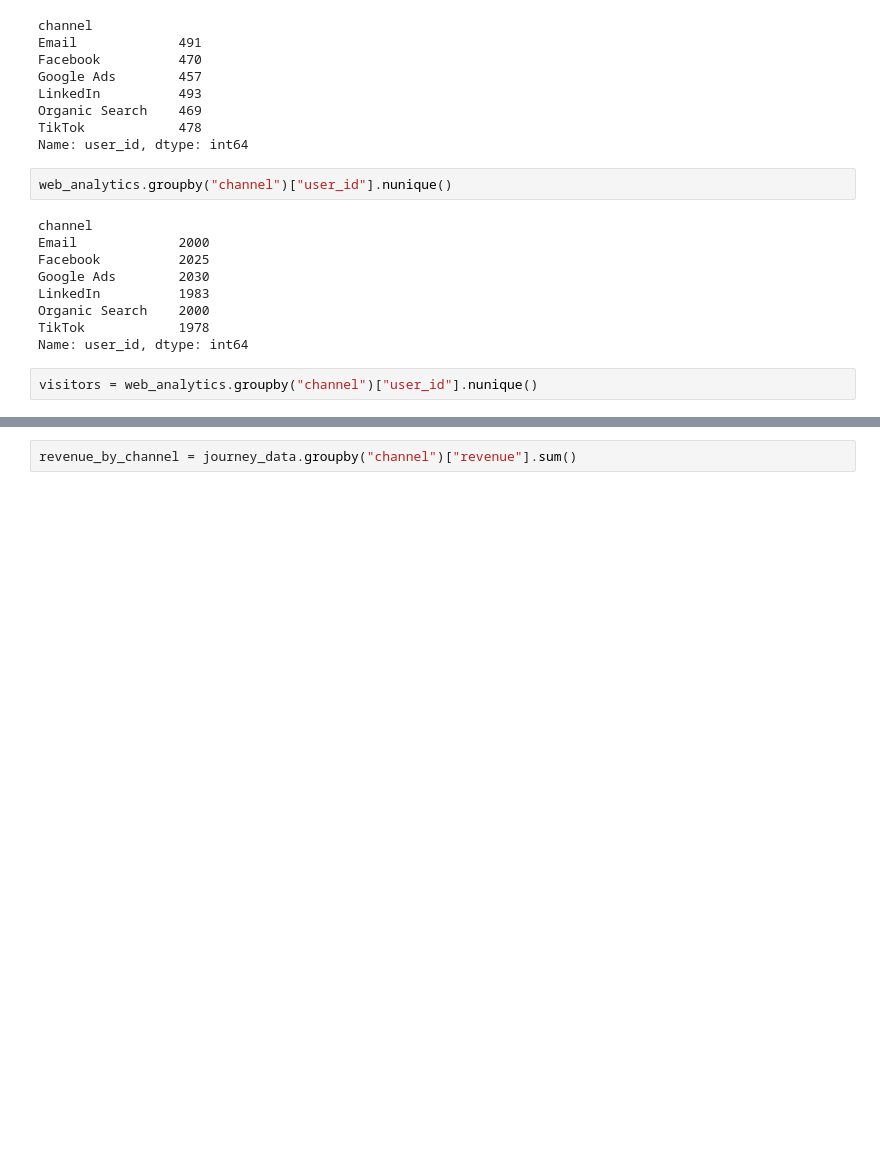
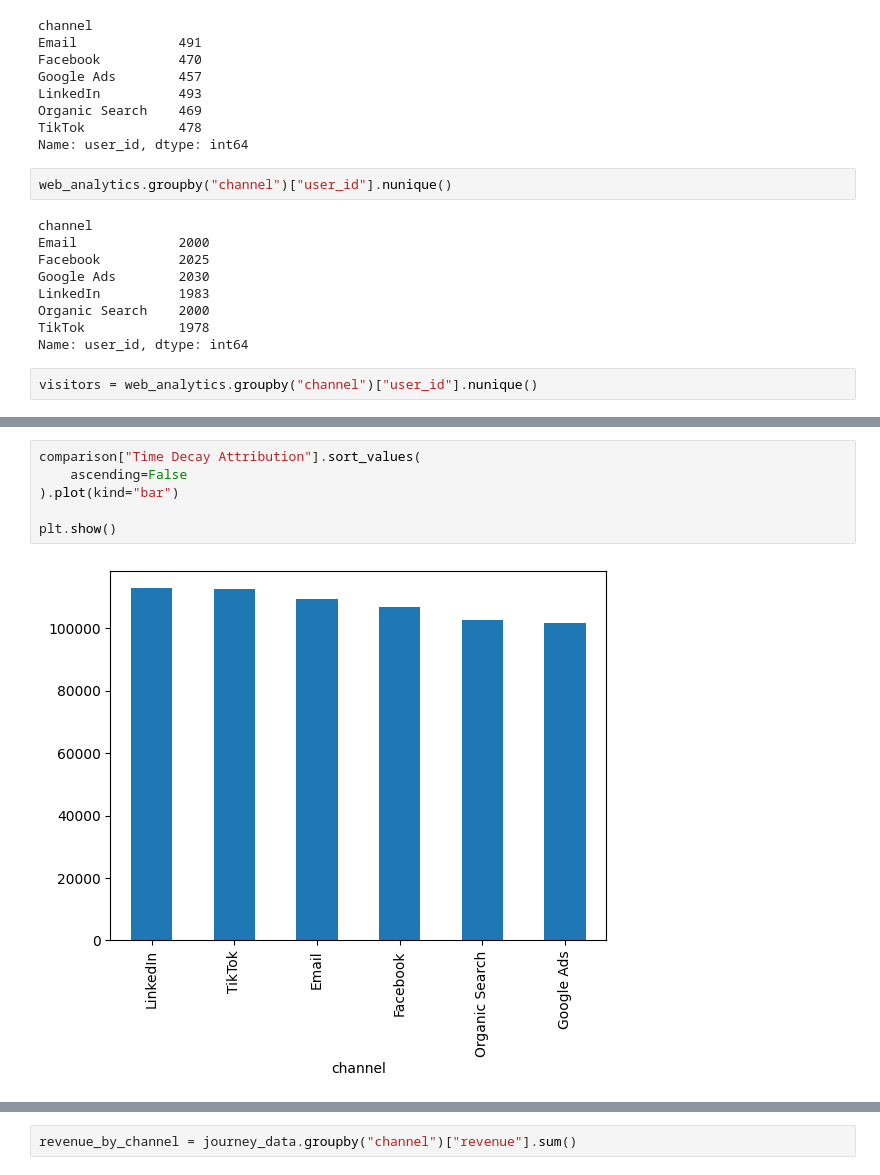
Before and after one commit to snehaone1/multi-touch-marketing-attribution, a Jupyter notebook: notebooks/eda.ipynb, the cells around one changed output, grey strips where cells are left out. Cells and saved outputs as stored; diff of their text form; blank space fills up the shorter version.

Commit message:
Day 14: Added attribution performance report and project findings

```diff
--- a/notebooks/eda.ipynb
+++ b/notebooks/eda.ipynb
@@ -759,0 +784,8 @@ cvr
+# %%
+comparison["Time Decay Attribution"].sort_values(
+    ascending=False
+).plot(kind="bar")
+
+plt.show()
+# %% [output]
+[figure, added]
```
Also changed, not shown: parts of 86 cells of this notebook.
